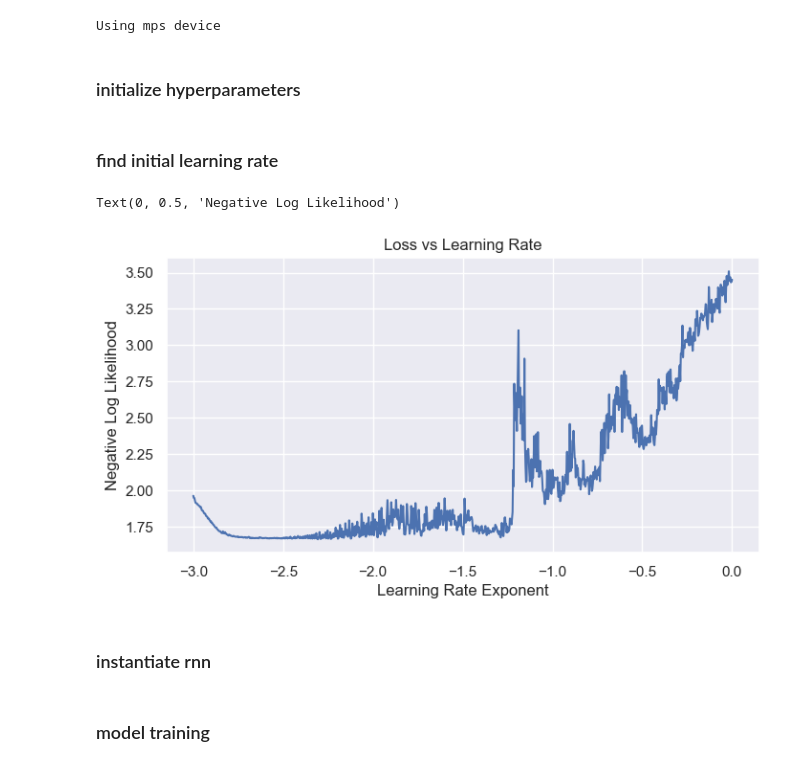
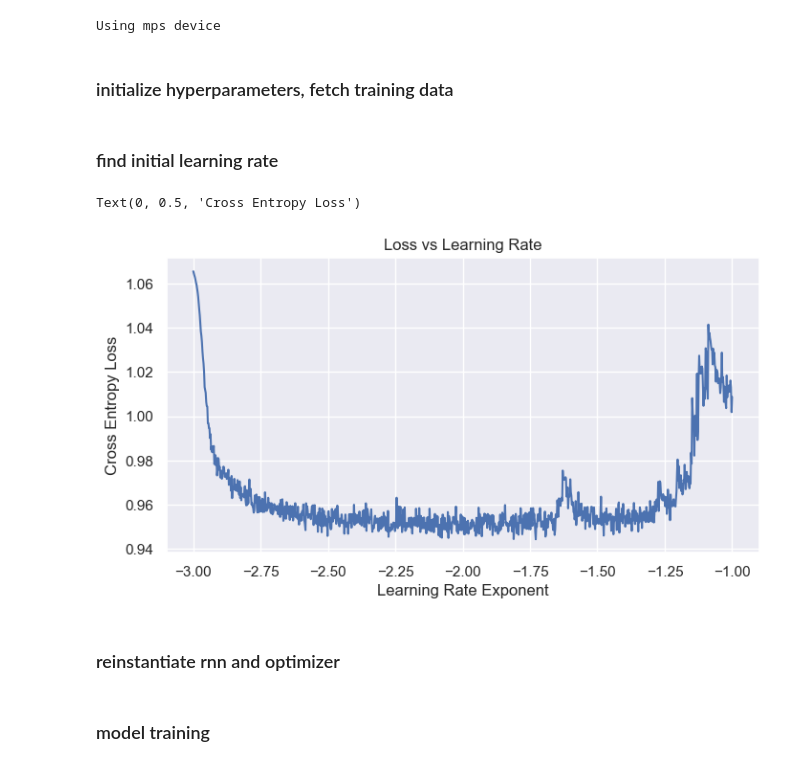
Before and after one commit to haukesteffen/LearningPyTorch, a Jupyter notebook: 4-rnn.ipynb, the cells around one changed output. Cells and saved outputs as stored; diff of their text form; code cells hidden in the pictures.

```diff
--- a/4-rnn.ipynb
+++ b/4-rnn.ipynb
@@ -109,40 +103,57 @@ class EmbeddingsRNN:
 # %% [output]
 Using mps device
 # %% [markdown]
-### initialize hyperparameters
+### initialize hyperparameters, fetch training data
 # %%
 embedding_dims = 8
-context_size = 16
-batch_size = 1024
-hidden_units = 512
+context_size = 12
+batch_size = 256
+hidden_units = 64
+epochs = 10
+max_grad = 5.0
+# %%
+training_data = HackerNewsContext(train=True, context_size=context_size, number_of_strings=10000)
+train_dataloader = DataLoader(training_data, batch_size=batch_size, shuffle=True, drop_last=True)
 # %% [markdown]
 ### find initial learning rate
 # %%
-training_data = HackerNewsContext(train=True, context_size=context_size, number_of_strings=30000)
-train_dataloader = DataLoader(training_data, batch_size=batch_size, shuffle=False, drop_last=True)
-lr_exps = torch.linspace(-3, 0, 1000)
+iterator = iter(train_dataloader)
+
+rnn = Net(
+    context_size=context_size,
+    embedding_dims=embedding_dims,
+    hidden_units=hidden_units,
+    device=device
+)
+optimizer = optim.Adam(rnn.parameters())
+loss_fn = nn.CrossEntropyLoss()
+
+lr_exps = torch.linspace(-3, -1, 1000)
 lrs = 10**lr_exps
-iterator = iter(train_dataloader)
 losses = []
-nn1 = EmbeddingsRNN(embedding_dims=embedding_dims, context_size=context_size, batch_size=batch_size, hidden_units=hidden_units, device=device)
 
 for lr in lrs:
-    X, y = next(iterator)
-    X, y = X.to(device), y.to(device) # (batch_size, context_size, 28)
+    for param_group in optimizer.param_groups:
+            param_group['lr'] = lr
 
-    loss = nn1.forward(X=X, y=y)
-    nn1.backward()
-    nn1.update_params(lr=lr, clip_value=5.0)
-    losses.append(loss)
+    (X, y) = next(iterator)
+    X, y = X.to(device), y.to(device)
+    ypred = rnn(X)
+    loss = loss_fn(ypred, y)
+    losses.append(loss.item())
+    optimizer.zero_grad()
+    loss.backward()
+    nn.utils.clip_grad_norm_(rnn.parameters(), max_norm=max_grad)
+    optimizer.step()
 
 fig, ax = plt.subplots(figsize=(8,4))
 sns.set_style()
-plt.plot(lr_exps, np.log10(losses))
+plt.plot(lr_exps, losses)
 ax.set_title('Loss vs Learning Rate')
 ax.set_xlabel('Learning Rate Exponent')
-ax.set_ylabel('Negative Log Likelihood')
+ax.set_ylabel('Cross Entropy Loss')
 # %% [output]
-Text(0, 0.5, 'Negative Log Likelihood')
+Text(0, 0.5, 'Cross Entropy Loss')
-[figure, old version]
+[figure, new version]
 # %% [markdown]
-### instantiate rnn
+### reinstantiate rnn and optimizer
```
Also changed, not shown: parts of 7 cells of this notebook.
